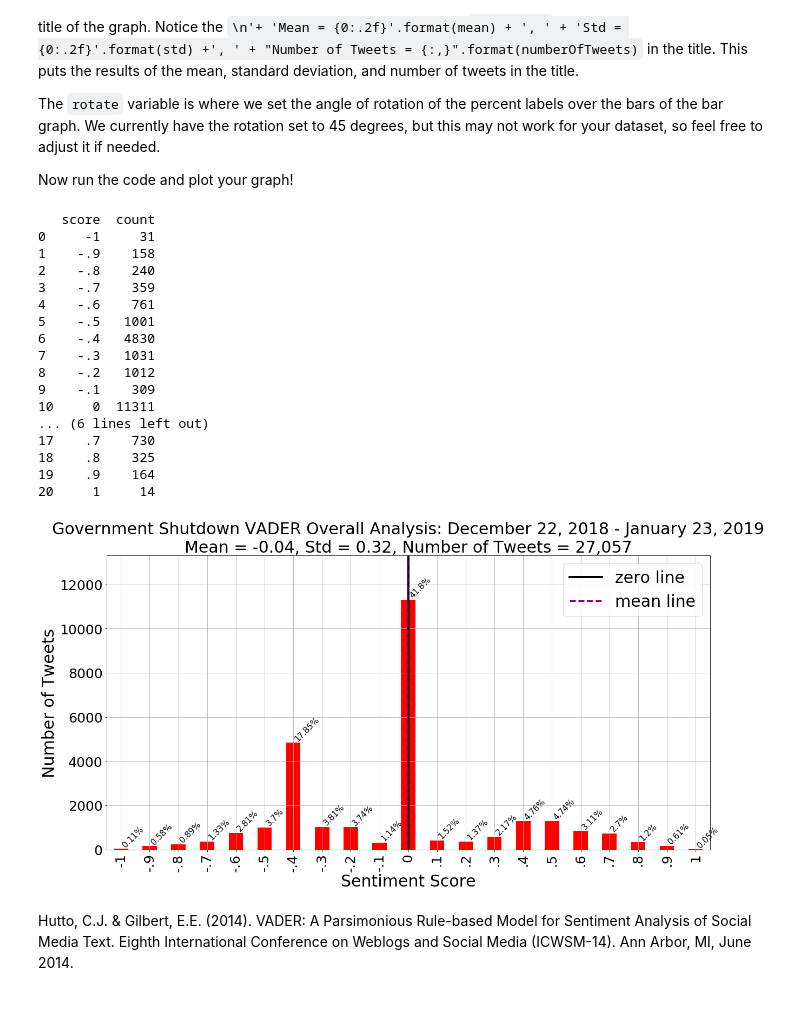
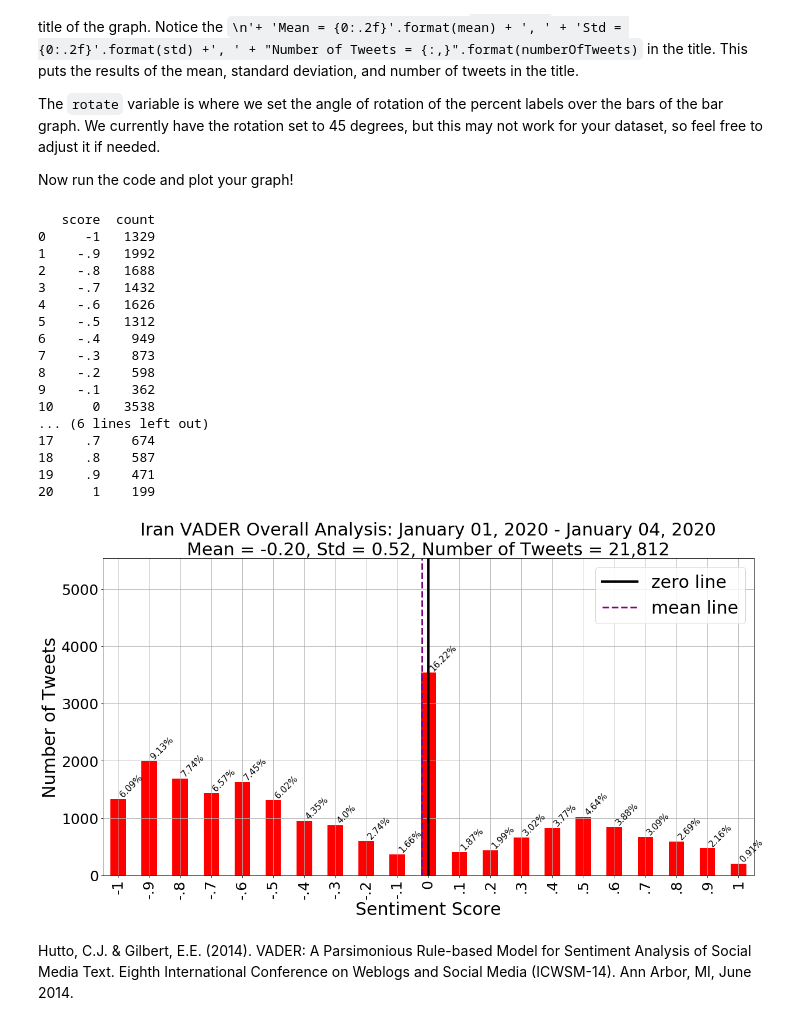
Before and after one commit to cyberdh/Text-Analysis, a Jupyter notebook: VADERSentimentAnalysis/notebooks/vaderSentimentAnalysis.ipynb, the cells around one changed output. Drawn from its saved outputs; the diff is of its cells as text; code cells hidden in the pictures.

```diff
--- a/VADERSentimentAnalysis/notebooks/vaderSentimentAnalysis.ipynb
+++ b/VADERSentimentAnalysis/notebooks/vaderSentimentAnalysis.ipynb
@@ -72,7 +76,8 @@ The remaining variables should not need to be changed. The variables `tweets` an
 # %%
-source = "*"
+source = "iranTweets"
 fileType = ".json"
-tweets = []
+textColIndex = "text"
+encoding = "utf-8"
 scores = []
 total = 0
 numberOfTweets = 0
@@ -132,7 +140,0 @@ Lastly, we append the contents to our empty `tweets=[]` list we created above.
-# %%
-if fileType == ".json":
-    for filename in glob.glob(os.path.join(dataHome, "JSON", source+fileType)):
-        with open(filename, encoding = 'utf-8') as json_data:
-            for line in json_data:
-                data = json.loads(line)
-                tweets.append(data['text'])
@@ -149,10 +141,16 @@ The last line is where you will name the column you wish to convert to a list. I
 # %%
 if fileType == ".csv":
-    all_files = glob.glob(os.path.join(dataHome, "CSV", "parkland",source + fileType))
-    df_all = (pd.read_csv(f, encoding = 'ISO-8859-1') for f in all_files)
-    cc_df = pd.concat(df_all, ignore_index=True)
-    cc_df = pd.DataFrame(cc_df, dtype = 'str')
-    tweets = cc_df['text'].values.tolist()
+    allFiles = glob.glob(os.path.join(dataHome, "CSV", "Iran", source + fileType))
+    df = (pd.read_csv(f, engine = "python") for f in allFiles)
+    cdf = pd.concat(df, ignore_index=True)
+    cdf = pd.DataFrame(cdf)
+    tweets = cdf[textColIndex].values.tolist()
+if fileType == ".json":
+    allFiles = glob.glob(os.path.join(dataHome, "JSON", source + fileType))
+    df = (pd.read_json(f, encoding = encoding) for f in allFiles)
+    cdf = pd.concat(df, ignore_index=True)
+    cdf = pd.DataFrame(cdf)
+    tweets = cdf[textColIndex].values.tolist()
 # %% [markdown]
 Now we check to see if we have pulled our tweets from our dataset. We are just checking the first 10 tweets. If you wish to see more change the 10 in the parantheses to the number of tweets you wish to see. If you wish to see the last 10 tweets then change `rtDF.head(10)` to `rtDF.tail(10)`.
 # %%
@@ -275,7 +273,7 @@ fontTick = 25
 fontPct = 15
 labelX = 'Sentiment Score'
 labelY = 'Number of Tweets'
-labelTitle = 'Government Shutdown VADER Overall Analysis: December 22, 2018 - January 23, 2019\n'
+labelTitle = 'Iran VADER Overall Analysis: January 01, 2020 - January 04, 2020\n'
 rotate = 45
 
 # Plot graph
@@ -292,49 +290,49 @@ fig.set_ylabel(labelY, fontsize = fontLabel)
 fig.set_xlabel(labelX, fontsize = fontLabel)
 fig.set_title(labelTitle + 'Mean = {0:.2f}'.format(mean) + ', ' + 'Std = {0:.2f}'.format(std) +', ' + "Number of Tweets = {:,}".format(numberOfTweets),fontsize = fontLabel)
 fig.set_ylim(0,2000 + max(res.values()))
 
 rects = fig.patches
 
 # vertical line for 0
 zeroLine = plt.axvline(x = 10, color = 'black', linewidth = 4)
 
 # vertical line for mean
 meanLine = plt.axvline(x = mean+10, color = 'purple', linestyle = 'dashed', linewidth = 3)
 
 plt.legend((zeroLine, meanLine), ['zero line', 'mean line'], prop={'size' : fontLabel}, loc = 'upper right')
 
 # Now make some labels
 
 plt.tick_params(axis = 'both', which = 'major', labelsize = fontTick)
 
 labels =round((resdf['count']/total) * 100, 2).astype(str)+'%'
 
 for rect, label in zip(rects, labels):
     height = rect.get_height()
     fig.text(rect.get_x() + rect.get_width()/2, height + 5, label, ha='left', fontsize = fontPct, va='bottom', rotation = rotate)
 
 plt.savefig(os.path.join(dataResults,vaderBarOutput), format=fmt, dpi=dpi, bbox_inches='tight')
 
 plt.show()
 # %% [output]
    score  count
-0     -1     31
-1    -.9    158
-2    -.8    240
-3    -.7    359
-4    -.6    761
-5    -.5   1001
-6    -.4   4830
-7    -.3   1031
-8    -.2   1012
-9    -.1    309
-10     0  11311
+0     -1   1329
+1    -.9   1992
+2    -.8   1688
+3    -.7   1432
+4    -.6   1626
+5    -.5   1312
+6    -.4    949
+7    -.3    873
+8    -.2    598
+9    -.1    362
+10     0   3538
 ... (6 lines left out)
-17    .7    730
-18    .8    325
-19    .9    164
-20     1     14
+17    .7    674
+18    .8    587
+19    .9    471
+20     1    199
-[figure, old version]
+[figure, new version]
 # %% [markdown]
 Hutto, C.J. & Gilbert, E.E. (2014). VADER: A Parsimonious Rule-based Model for Sentiment Analysis of Social Media Text. Eighth International Conference on Weblogs and Social Media (ICWSM-14). Ann Arbor, MI, June 2014.
 # %% [markdown]
```
Also changed, not shown: parts of 7 cells of this notebook.
